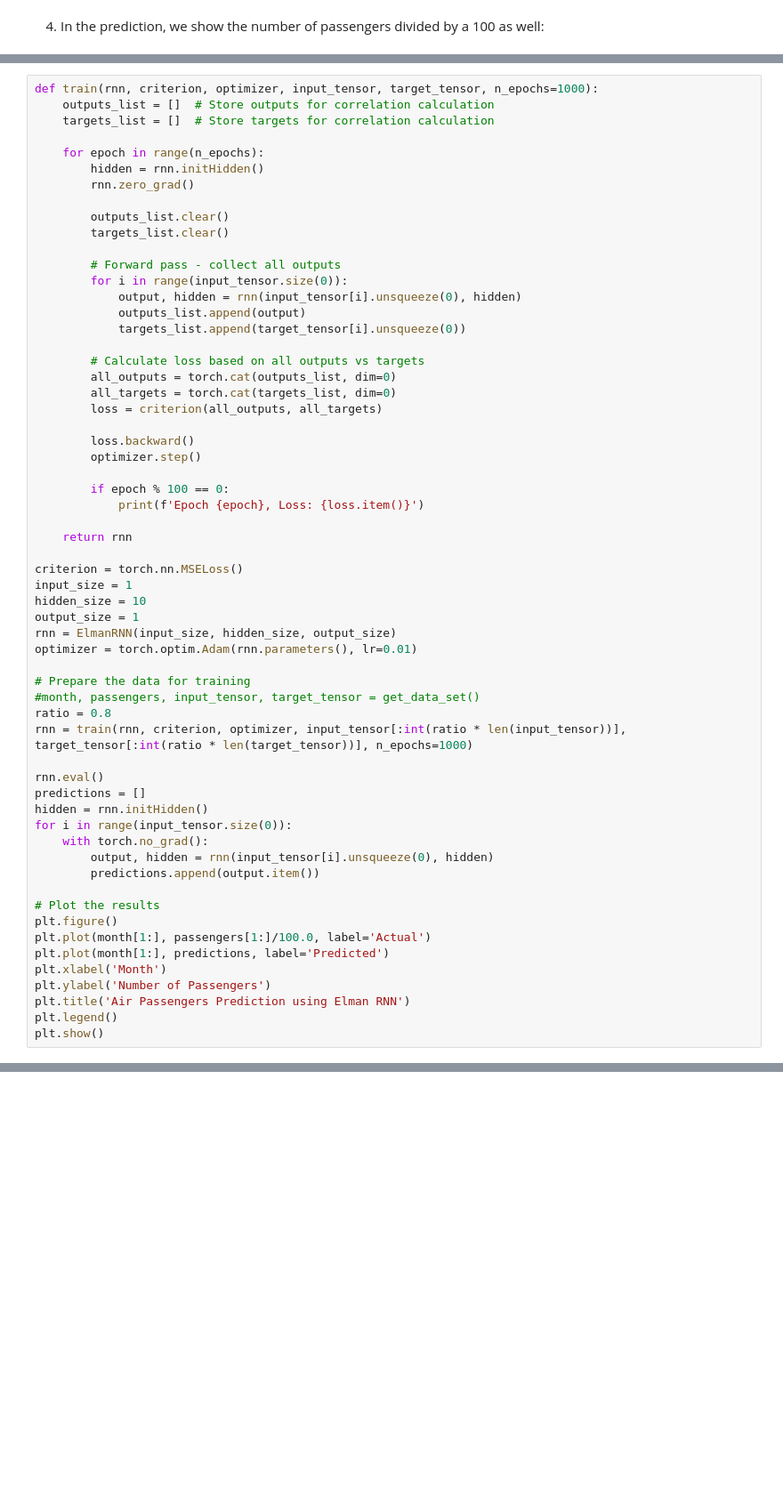
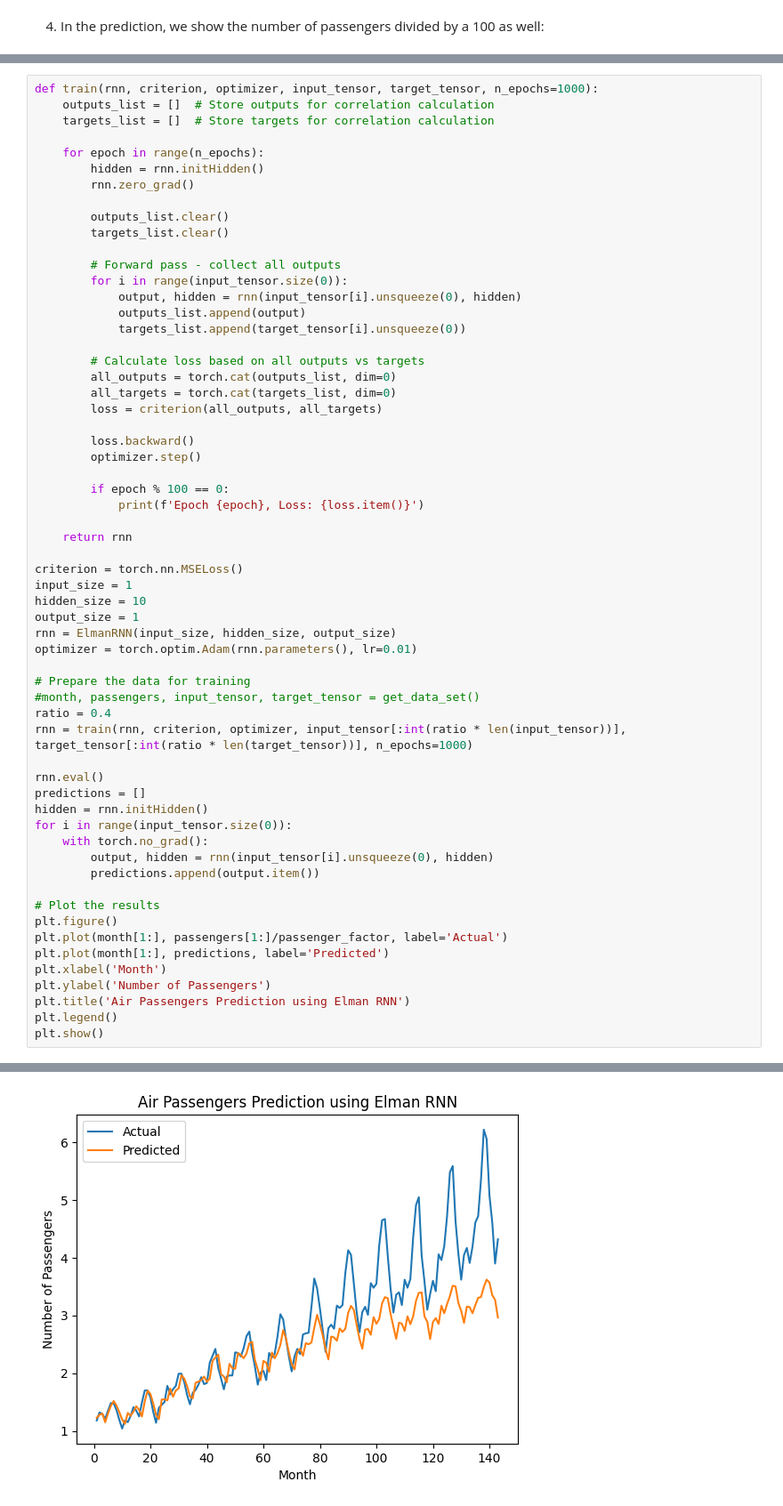
Before and after one commit to Berk98ay/recurrent_networks, a Jupyter notebook: Recurrent neural networks.ipynb, the cells around one changed output, grey strips where cells are left out. Shown at 89% size. Saved outputs shown, nothing was run; the diff lists cells and outputs as text; blank space fills up the shorter version.

```diff
--- a/Recurrent neural networks.ipynb
+++ b/Recurrent neural networks.ipynb
@@ -243,7 +263,7 @@ optimizer = torch.optim.Adam(rnn.parameters(), lr=0.01)
 
 # Prepare the data for training
 #month, passengers, input_tensor, target_tensor = get_data_set()
-ratio = 0.8
+ratio = 0.4
 rnn = train(rnn, criterion, optimizer, input_tensor[:int(ratio * len(input_tensor))], target_tensor[:int(ratio * len(target_tensor))], n_epochs=1000)
 
 rnn.eval()
@@ -256,10 +276,11 @@ for i in range(input_tensor.size(0)):
 
 # Plot the results
 plt.figure()
-plt.plot(month[1:], passengers[1:]/100.0, label='Actual')
+plt.plot(month[1:], passengers[1:]/passenger_factor, label='Actual')
 plt.plot(month[1:], predictions, label='Predicted')
 plt.xlabel('Month')
 plt.ylabel('Number of Passengers')
 plt.title('Air Passengers Prediction using Elman RNN')
 plt.legend()
 plt.show()
+# %% [output]
@@ -265,0 +297 @@ plt.show()
+[figure, added]
```
Also changed, not shown: parts of 5 cells of this notebook, 1 other file.
